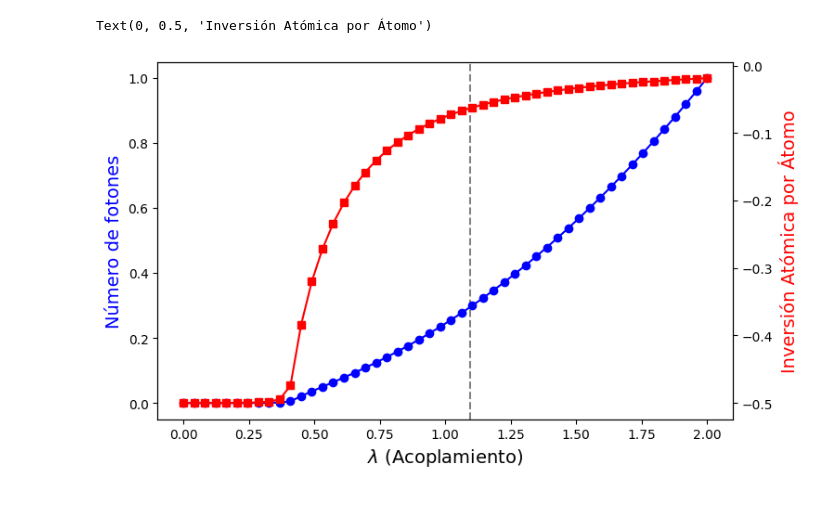
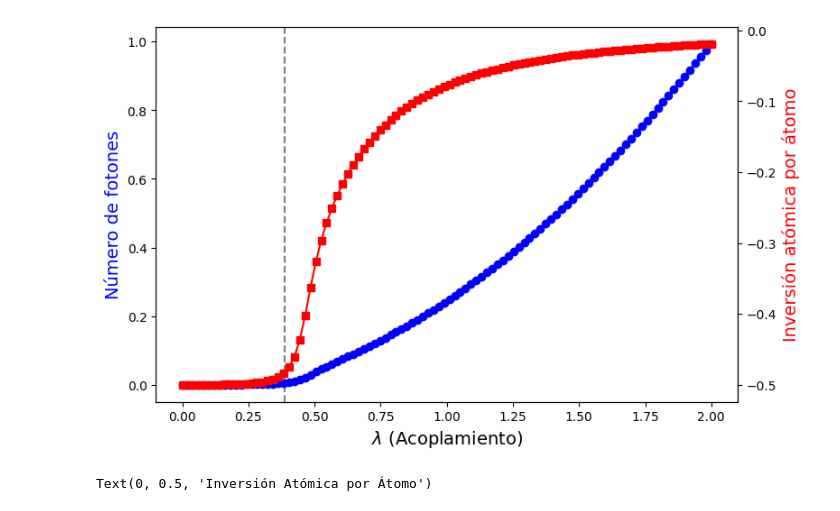
Before and after one commit to DanRoal/Hamiltonian-graph, a Jupyter notebook: transición.ipynb, the cells around one changed output. Saved outputs shown, nothing was run; the diff lists cells and outputs as text; code cells hidden in the pictures.

```diff
--- a/transición.ipynb
+++ b/transición.ipynb
@@ -3,16 +3,16 @@ from qutip import *
 import numpy as np
 import matplotlib.pyplot as plt
 
-N_cav = 100 #(truncado)
-N_atomos = 50
+N_cav = 30 #(truncado)
+N_atomos = 15
 epsilon = .3
 lamda = 1
-g = lamda / 2*(np.sqrt(N_atomos)) # Acoplamiento
 
 tiempo = 30
 pasos = 300
 res = {}
 j = N_atomos/2
+g_eff = lamda / 2*(np.sqrt(N_atomos)) # Acoplamiento
 
 a = tensor(destroy(N_cav), qeye(int(2*j +1)))
 res["a"] = a
@@ -68,36 +32,45 @@ Text(0, 0.5, 'Inversión Atómica por Átomo')
 # %%
-lamdas = np.linspace(0, 2, 50) # Rango de acoplamiento (debe cruzar lambda_c)
+lamdas = np.linspace(0, 2, 100)  # rango alrededor de lambda_c
 
-# Parte del Hamiltoniano que no depende de lambda
-H0 = a.dag() * a + (epsilon / 2) * J_z
+# Parte del Hamiltoniano que no depende del acoplamiento
+H0 = a.dag() @ a + (epsilon / 2) * J_z
 
 n_fotones = []
 inversion = []
 
 for l in lamdas:
+    # acoplamiento efectivo en función del parámetro de control
     g_eff = l / (2 * np.sqrt(N_atomos))
-    H = H0 + g_eff * (a  + a.dag()) * (J_p + J_m)
+    H = H0 + g_eff * (a + a.dag()) * (J_p + J_m)
 
-    # Calculamos el estado fundamental (energía y ket)
+    # Estado fundamental del Hamiltoniano
     en, gs = H.groundstate()
 
-    # Guardamos los valores esperados en el estado fundamental
-    n_fotones.append(expect(a.dag() * a, gs)/N_atomos)
+    # Observables en el estado fundamental
+    n_fotones.append(expect(a.dag() @ a, gs) / N_atomos)
     inversion.append(expect(J_z, gs) / N_atomos)
 
 fig, ax1 = plt.subplots(figsize=(8, 5))
 
-# Punto crítico teórico para el modelo de Dicke
-lambda_c = 2* np.sqrt(epsilon)
-ax1.axvline(lambda_c, color='gray', linestyle='--', label='Punto Crítico')
+# Punto crítico teórico del modelo de Dicke
+lambda_c = np.sqrt(epsilon/2)
+ax1.axvline(lambda_c, color='gray', linestyle='--', label='Punto crítico')
 
 ax1.plot(lamdas, n_fotones, 'bo-', label='Fotones')
 ax1.set_xlabel(r'$\lambda$ (Acoplamiento)', fontsize=14)
 ax1.set_ylabel('Número de fotones', color='b', fontsize=14)
 
 ax2 = ax1.twinx()
 ax2.plot(lamdas, inversion, 'rs-', label='Inversión (Jz/N)')
+ax2.set_ylabel('Inversión atómica por átomo', color='r', fontsize=14)
+
+plt.tight_layout()
+plt.show()
+ax1.set_ylabel('Número de fotones', color='b', fontsize=14)
+
+ax2 = ax1.twinx()
+ax2.plot(lamdas, inversion, 'rs-', label='Inversión (Jz/N)')
 ax2.set_ylabel('Inversión Atómica por Átomo', color='r', fontsize=14)
 # %% [output]
+[figure, new version]
 Text(0, 0.5, 'Inversión Atómica por Átomo')
-[figure, old version]
```
Also changed, not shown: parts of 1 cell of this notebook, 4 other files.
